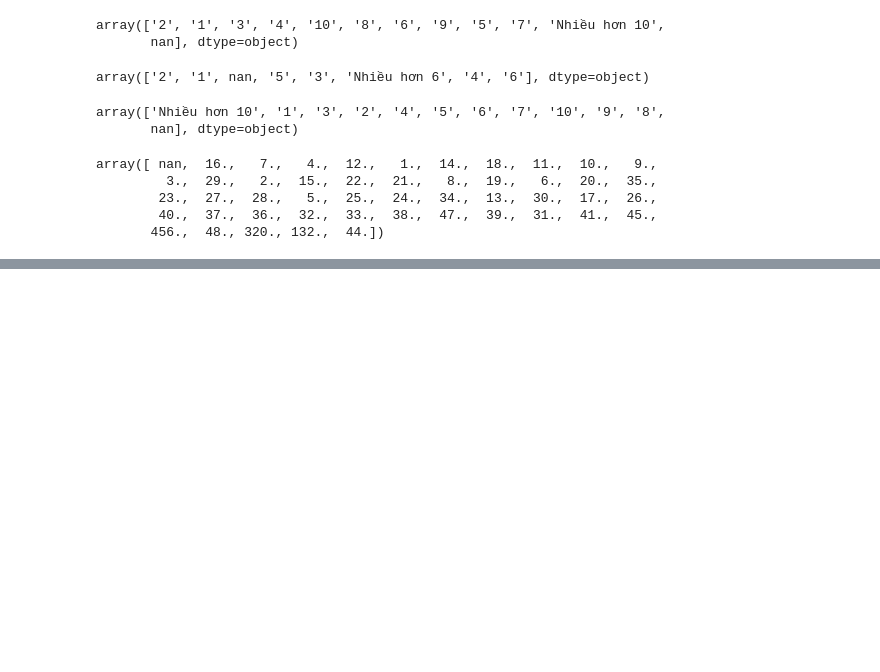
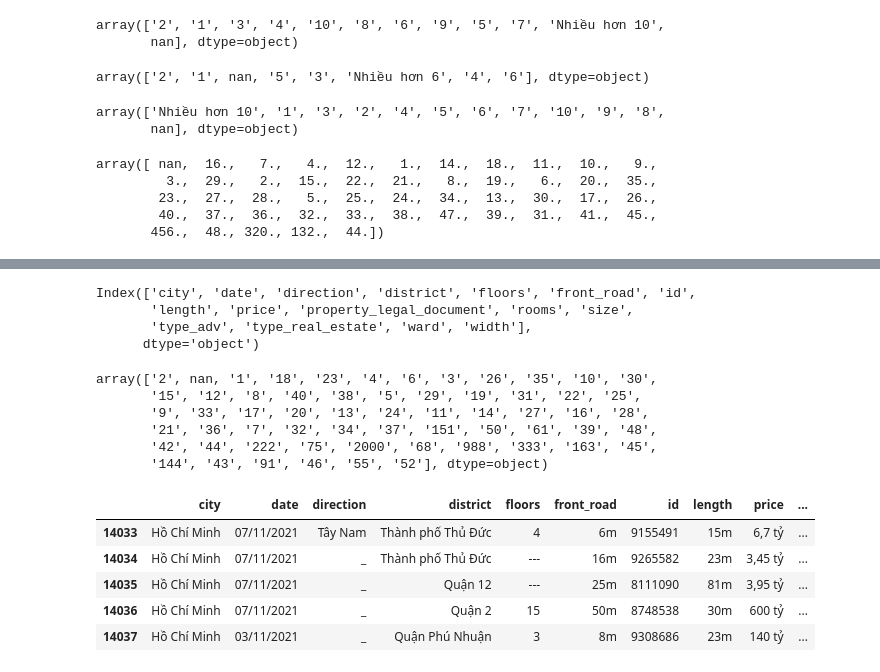
Before and after one commit to DaiVo20/-Real-Estate-Data-Analysis, a Jupyter notebook: pre_processing.ipynb, the cells around one changed output, grey strips where cells are left out. Drawn from its saved outputs; the diff is of its cells as text; code cells hidden in the pictures; blank space fills up the shorter version.

```diff
--- a/pre_processing.ipynb
+++ b/pre_processing.ipynb
@@ -242,0 +243,16 @@ array([ nan,  16.,   7.,   4.,  12.,   1.,  14.,  18.,  11.,  10.,   9.,
+# %%
+import os
+from IPython.core.interactiveshell import InteractiveShell
+import numpy as np
+import pandas as pd
+import DataPreProcessor as DPP
+import warnings
+
+warnings.filterwarnings('ignore')
+InteractiveShell.ast_node_interactivity = "all"
+
+pd.set_option('display.max_rows', None)
+pd.set_option('display.max_columns', None)
+pd.set_option('display.width', None)
+pd.set_option('display.max_colwidth', None)
+pd.options.display.max_rows
@@ -242,0 +263,4 @@ array([ nan,  16.,   7.,   4.,  12.,   1.,  14.,  18.,  11.,  10.,   9.,
+# %%
+ROOT = 'AloNhaDat'
+PATH_DATA = os.path.join(ROOT, 'AloNhaDat.csv')
+df = pd.read_csv(PATH_DATA)
@@ -242,0 +272,7 @@ array([ nan,  16.,   7.,   4.,  12.,   1.,  14.,  18.,  11.,  10.,   9.,
+# %%
+df.columns
+# %% [output]
+Index(['city', 'date', 'direction', 'district', 'floors', 'front_road', 'id',
+       'length', 'price', 'property_legal_document', 'rooms', 'size',
+       'type_adv', 'type_real_estate', 'ward', 'width'],
+      dtype='object')
@@ -242,0 +286,20 @@ array([ nan,  16.,   7.,   4.,  12.,   1.,  14.,  18.,  11.,  10.,   9.,
+# %%
+p.data['floors'].unique()
+# %% [output]
+array(['2', nan, '1', '18', '23', '4', '6', '3', '26', '35', '10', '30',
+       '15', '12', '8', '40', '38', '5', '29', '19', '31', '22', '25',
+       '9', '33', '17', '20', '13', '24', '11', '14', '27', '16', '28',
+       '21', '36', '7', '32', '34', '37', '151', '50', '61', '39', '48',
+       '42', '44', '222', '75', '2000', '68', '988', '333', '163', '45',
+       '144', '43', '91', '46', '55', '52'], dtype=object)
+# %%
+df['floors'] = df['floors'].apply(DPP.convertNum2Int,convert_dtype=False)
+# %%
+df[df.city == 'Hồ Chí Minh'].head()
+# %% [output]
+|  | city | date | direction | district | floors | front_road | id | length | price | ... |
+| 14033 | Hồ Chí Minh | 07/11/2021 | Tây Nam | Thành phố Thủ Đức | 4 | 6m | 9155491 | 15m | 6,7 tỷ | ... |
+| 14034 | Hồ Chí Minh | 07/11/2021 | _ | Thành phố Thủ Đức | --- | 16m | 9265582 | 23m | 3,45 tỷ | ... |
+| 14035 | Hồ Chí Minh | 07/11/2021 | _ | Quận 12 | --- | 25m | 8111090 | 81m | 3,95 tỷ | ... |
+| 14036 | Hồ Chí Minh | 07/11/2021 | _ | Quận 2 | 15 | 50m | 8748538 | 30m | 600 tỷ | ... |
+| 14037 | Hồ Chí Minh | 03/11/2021 | _ | Quận Phú Nhuận | 3 | 8m | 9308686 | 23m | 140 tỷ | ... |
```
Also changed, not shown: parts of 13 cells of this notebook, 2 other files.
